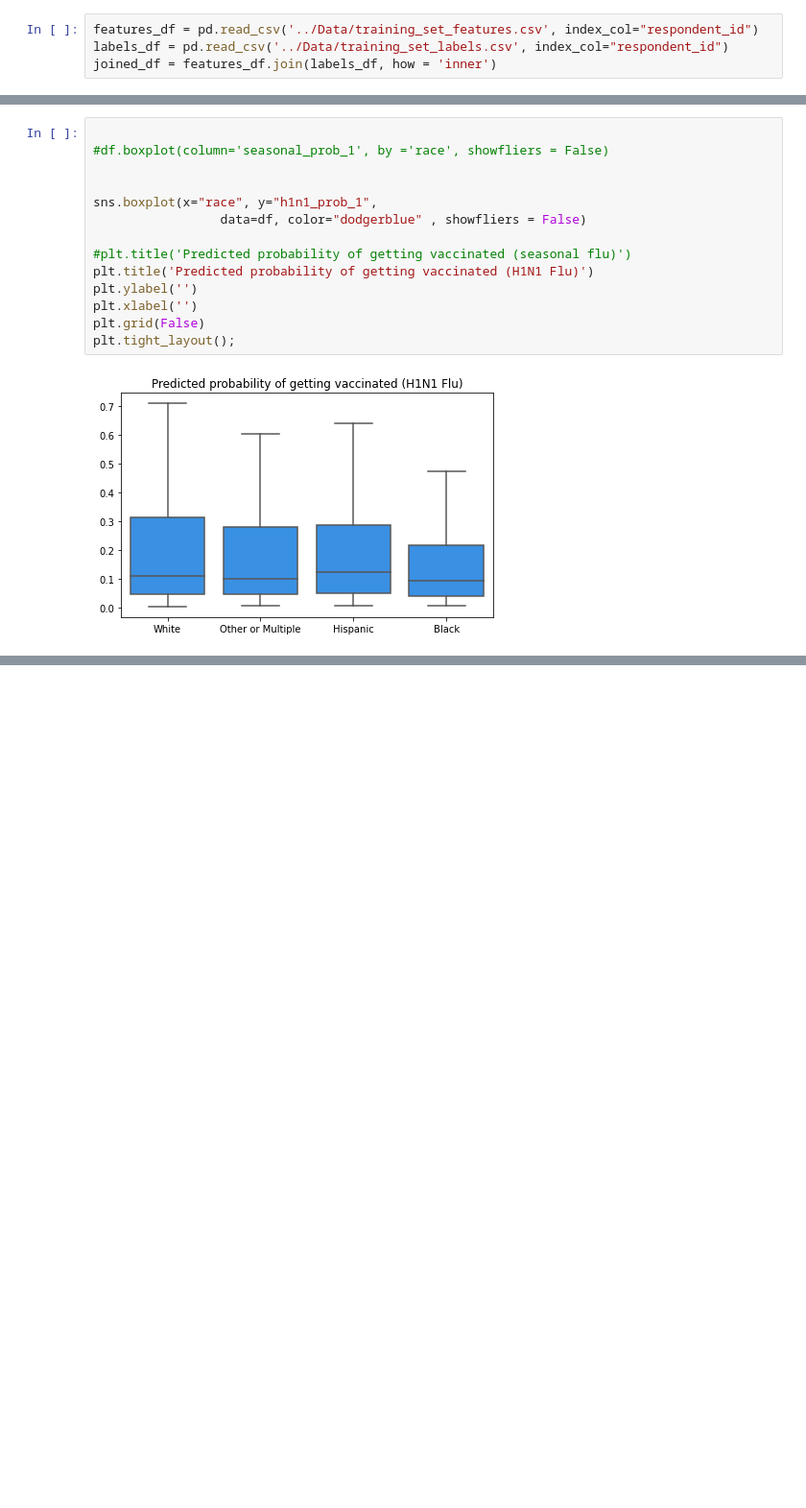
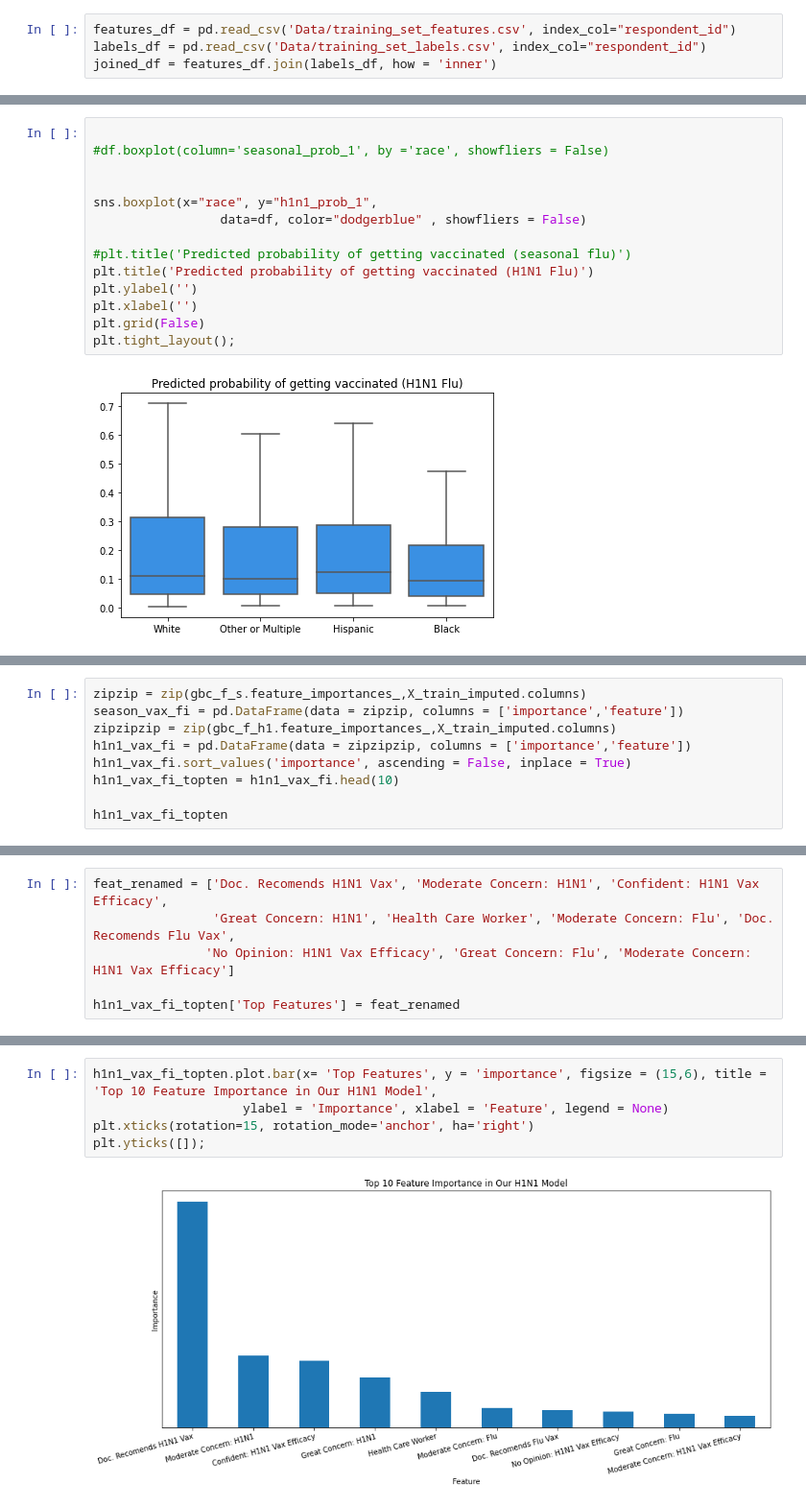
Before and after one commit to AMcqueen1980/H1N1Project, a Jupyter notebook: CleanPipeline-FinalModel-FeatureAnalysis.ipynb, the cells around one changed output, grey strips where cells are left out. Shown: that part at 96% size. Drawn from its saved outputs; the diff is of its cells as text; blank space fills up the shorter version.

```diff
--- a/CleanPipeline-FinalModel-FeatureAnalysis.ipynb
+++ b/CleanPipeline-FinalModel-FeatureAnalysis.ipynb
@@ -33,8 +33,8 @@ from sklearn.ensemble import AdaBoostClassifier, GradientBoostingClassifier
 
 import seaborn as sns
 # %%
-features_df = pd.read_csv('../Data/training_set_features.csv', index_col="respondent_id")
-labels_df = pd.read_csv('../Data/training_set_labels.csv', index_col="respondent_id")
+features_df = pd.read_csv('Data/training_set_features.csv', index_col="respondent_id")
+labels_df = pd.read_csv('Data/training_set_labels.csv', index_col="respondent_id")
 joined_df = features_df.join(labels_df, how = 'inner')
 # %%
 # an all-in-one data cleaning function. Do this BEFORE OHE
@@ -385,0 +388,9 @@ plt.tight_layout();
+# %%
+zipzip = zip(gbc_f_s.feature_importances_,X_train_imputed.columns)
+season_vax_fi = pd.DataFrame(data = zipzip, columns = ['importance','feature'])
+zipzipzip = zip(gbc_f_h1.feature_importances_,X_train_imputed.columns)
+h1n1_vax_fi = pd.DataFrame(data = zipzipzip, columns = ['importance','feature'])
+h1n1_vax_fi.sort_values('importance', ascending = False, inplace = True)
+h1n1_vax_fi_topten = h1n1_vax_fi.head(10)
+
+h1n1_vax_fi_topten
@@ -385,0 +409,6 @@ plt.tight_layout();
+# %%
+feat_renamed = ['Doc. Recomends H1N1 Vax', 'Moderate Concern: H1N1', 'Confident: H1N1 Vax Efficacy',
+                'Great Concern: H1N1', 'Health Care Worker', 'Moderate Concern: Flu', 'Doc. Recomends Flu Vax',
+               'No Opinion: H1N1 Vax Efficacy', 'Great Concern: Flu', 'Moderate Concern: H1N1 Vax Efficacy']
+
+h1n1_vax_fi_topten['Top Features'] = feat_renamed
@@ -385,0 +450,7 @@ plt.tight_layout();
+# %%
+h1n1_vax_fi_topten.plot.bar(x= 'Top Features', y = 'importance', figsize = (15,6), title = 'Top 10 Feature Importance in Our H1N1 Model',
+                    ylabel = 'Importance', xlabel = 'Feature', legend = None)
+plt.xticks(rotation=15, rotation_mode='anchor', ha='right')
+plt.yticks([]);
+# %% [output]
+[figure, added]
```
Also changed, not shown: parts of 8 cells of this notebook, 1 other file.
